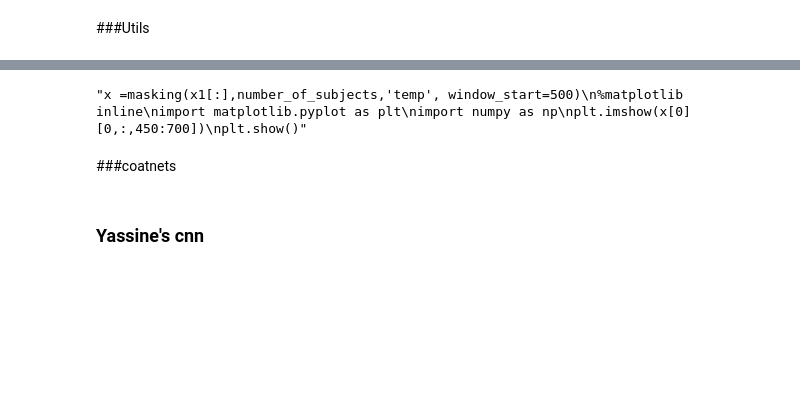
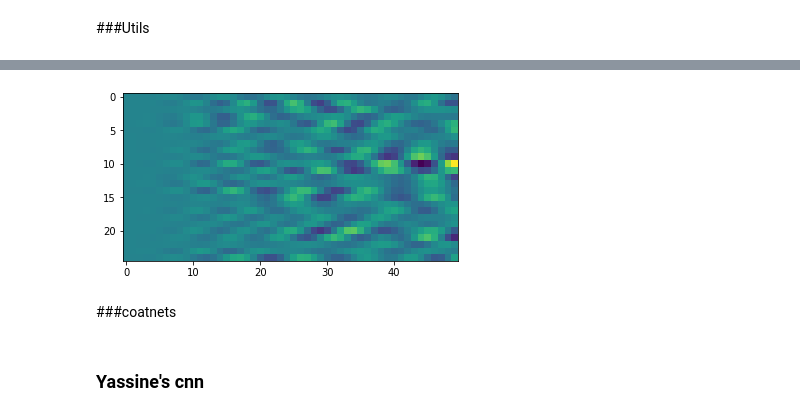
Before and after one commit to GhBlg/Others, a Jupyter notebook: sweeps_with_blocks.ipynb, the cells around one changed output, grey strips where cells are left out. Cells and saved outputs as stored; diff of their text form; code cells hidden in the pictures; blank space fills up the shorter version.

```diff
--- a/sweeps_with_blocks.ipynb
+++ b/sweeps_with_blocks.ipynb
@@ -778,11 +778,11 @@ def masking(x,number_of_subjects,masking_type,channels,neighbours=0,time_steps=0
 #bad_subjects=[] #bad subject for Physionet MI
 #x1, y1= load_subjects('/content/drive/MyDrive/Colab Notebooks/', number_of_subjects, device, bad_subjects, apply_euclidean=True, with_eog=True)
 
-#number_of_subjects=109
-#bad_subjects=[88,90,92,100] #bad subject for Physionet MI
-#x2, y2= load_subjects('/content/drive/MyDrive/Colab Notebooks/', number_of_subjects, device, bad_subjects, apply_euclidean=True, with_eog=True)
+number_of_subjects=109
+bad_subjects=[88,90,92,100] #bad subject for Physionet MI
+x2, y2= load_subjects('/content/drive/MyDrive/Colab Notebooks/', number_of_subjects, device, bad_subjects, apply_euclidean=True, with_eog=True)
 
-number_of_subjects=52
-bad_subjects=[32,46,49] #bad subject for Cho2017
-x3, y3= load_subjects('/content/drive/MyDrive/Colab Notebooks/', number_of_subjects, device, bad_subjects, apply_euclidean=True, with_eog=True)
+#number_of_subjects=52
+#bad_subjects=[32,46,49] #bad subject for Cho2017
+#x3, y3= load_subjects('/content/drive/MyDrive/Colab Notebooks/', number_of_subjects, device, bad_subjects, apply_euclidean=True, with_eog=True)
 # %% [output]
@@ -868,12 +970,13 @@ Add RefEA as a new key in data
 # %%
-'''x =masking(x1[:],number_of_subjects,'temp', window_start=500)
+import copy
+x =masking(copy.deepcopy(x1), number_of_subjects, 'freq-b', channels)
 %matplotlib inline
 import matplotlib.pyplot as plt
 import numpy as np
-plt.imshow(x[0][0,:,450:700])
-plt.show()'''
+plt.imshow(x[0][0,:,:50])
+plt.show()
 # %% [output]
-"x =masking(x1[:],number_of_subjects,'temp', window_start=500)\n%matplotlib inline\nimport matplotlib.pyplot as plt\nimport numpy as np\nplt.imshow(x[0][0,:,450:700])\nplt.show()"
+[figure, added]
 # %% [markdown]
 ###coatnets
 # %%
```
Also changed, not shown: parts of 6 cells of this notebook.
